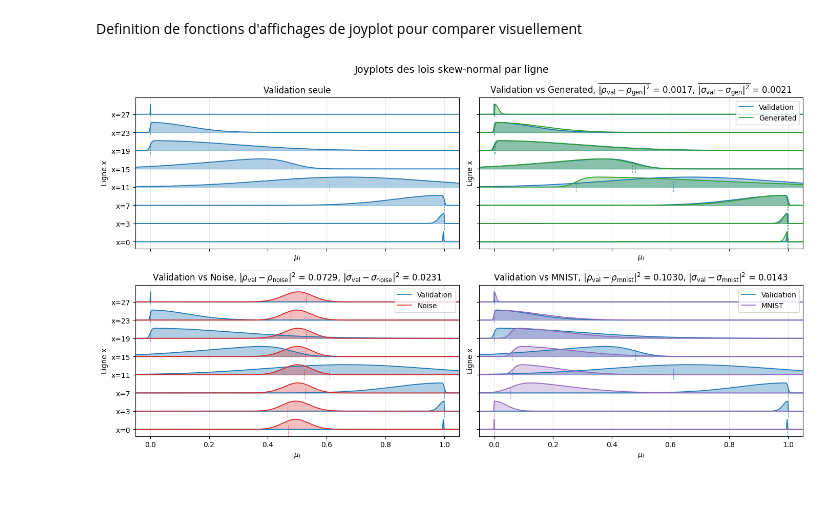
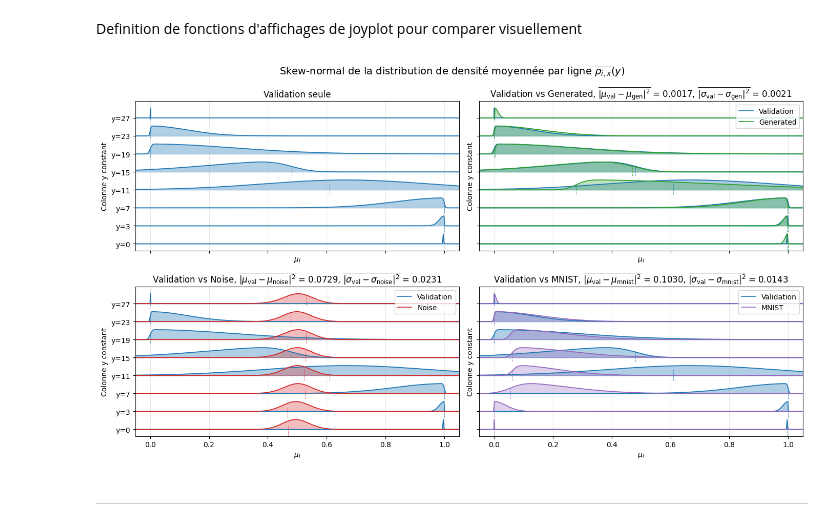
Before and after one commit to Samuel-Chapuis/Rayleigh-Taylor-Generative-Surrogate, a Jupyter notebook: analyse_reslutat/VisualisationPT.ipynb, the cells around one changed output. Saved outputs shown, nothing was run; the diff lists cells and outputs as text; code cells hidden in the pictures; blank space fills up the shorter version.

```diff
--- a/analyse_reslutat/VisualisationPT.ipynb
+++ b/analyse_reslutat/VisualisationPT.ipynb
@@ -437,29 +445,44 @@ Enfin, pour visualiser la distribution temporelle de chaque ligne, on ajuste une
 $$ m_{\rho}(:,x) \sim \mathrm{SN}\left(\alpha_{\rho,l}(x), \xi_{\rho,l}(x), \omega_{\rho,l}(x)\right), $$
 et de meme pour $m_{\varrho}(:,x)$. Les joyplots affichent ces lois ajustees ligne par ligne, ce qui permet de voir a la fois le deplacement du centre et l'asymetrie de la distribution.
 # %%
+def as_txy_numpy(data):
+    """Convertit torch.Tensor ou ndarray en ndarray float de forme (t, x, y)."""
+    if torch.is_tensor(data):
+        data = data.detach().cpu().numpy()
+    data = np.asarray(data, dtype=float)
+    if data.ndim == 4 and data.shape[1] == 1:
+        data = data[:, 0]
+    if data.ndim != 3:
+        raise ValueError(f"Donnees attendues en (t, x, y) ou (t, 1, x, y), recu {data.shape}")
+    return data
+
+
 def line_metric(validation, generated, metric_name="mu"):
+    validation = as_txy_numpy(validation)
+    generated = as_txy_numpy(generated)
     if validation.shape[1] != generated.shape[1]:
-        raise ValueError(f"Le nombre de lignes (t) doit etre le meme pour validation et generated: {validation.shape[1]} vs {generated.shape[1]}")
+        raise ValueError(f"Le nombre de lignes x doit etre le meme pour validation et generated: {validation.shape[1]} vs {generated.shape[1]}")
 
-    len = validation.shape[1]
-    mu_val = validation.mean(dim=2).cpu().numpy()
-    mu_gen = generated.mean(dim=2).cpu().numpy()
+    n_x = validation.shape[1]
+    mu_val = validation.mean(axis=2)
+    mu_gen = generated.mean(axis=2)
     if metric_name == "mu":
         MU_l_val = np.mean(mu_val, axis=0)
         MU_l_gen = np.mean(mu_gen, axis=0)
-        distance = np.linalg.norm(MU_l_val - MU_l_gen) / len
+        distance = np.linalg.norm(MU_l_val - MU_l_gen) / n_x
         return distance, MU_l_gen, MU_l_val
     elif metric_name == "sigma": # Ici on calcule la distance entre les écarts-types des moyennes par ligne
         SIGMA_l_val = np.std(mu_val, axis=0)
         SIGMA_l_gen = np.std(mu_gen, axis=0)
-        distance = np.linalg.norm(SIGMA_l_val - SIGMA_l_gen) / len
+        distance = np.linalg.norm(SIGMA_l_val - SIGMA_l_gen) / n_x
         return distance, SIGMA_l_gen, SIGMA_l_val
     else:
         raise ValueError(f"Metric non supportee: {metric_name}")
 
 
 def get_alpha(data):
-    d = data.mean(dim=2).cpu().numpy()
+    data = as_txy_numpy(data)
+    d = data.mean(axis=2)
     ALPHA_l_val, LOC_l_val, SCALE_l_val = fit_skewnorm_layers(d)
     return ALPHA_l_val, LOC_l_val, SCALE_l_val
 # %% [markdown]
@@ -514,9 +537,9 @@ def plot_skewnorm_joyplot(n_curves, alpha1, loc1, scale1, alpha2=None, loc2=None
 
     ax.set_xlim(x_min, x_max)
     ax.set_yticks(np.arange(n_curves) * spacing)
-    ax.set_yticklabels([f"x={i}" for i in selected_idx])
+    ax.set_yticklabels([f"y={i}" for i in selected_idx])
     ax.set_xlabel(r"$\mu_l$")
-    ax.set_ylabel("Ligne x")
+    ax.set_ylabel("Colonne y constant")
     ax.set_title(title)
     ax.grid(axis="x", alpha=0.3)
     if has_second:
@@ -538,36 +561,38 @@ alpha_l_noise, loc_l_noise, scale_l_noise = get_alpha(noise_stats)
 # %%
 title_2 = (
     "Validation vs Generated, "
-    r"$\overline{|\rho_{\mathrm{val}} - \rho_{\mathrm{gen}}|^2}$"
+    r"$\overline{|\mu_{\mathrm{val}} - \mu_{\mathrm{gen}}|^2}$"
     f" = {mu_l_dist_gen:.4f}, "
     r"$\overline{|\sigma_{\mathrm{val}} - \sigma_{\mathrm{gen}}|^2}$"
     f" = {sigma_l_dist_gen:.4f}"
 )
 title_3 = (
     "Validation vs Noise, "
-    r"$\overline{|\rho_{\mathrm{val}} - \rho_{\mathrm{noise}}|^2}$"
+    r"$\overline{|\mu_{\mathrm{val}} - \mu_{\mathrm{noise}}|^2}$"
     f" = {mu_l_dist_noise:.4f}, "
     r"$\overline{|\sigma_{\mathrm{val}} - \sigma_{\mathrm{noise}}|^2}$"
     f" = {sigma_l_dist_noise:.4f}"
 )
 title_4 = (
     "Validation vs MNIST, "
-    r"$\overline{|\rho_{\mathrm{val}} - \rho_{\mathrm{mnist}}|^2}$"
+    r"$\overline{|\mu_{\mathrm{val}} - \mu_{\mathrm{mnist}}|^2}$"
     f" = {mu_l_dist_mnist:.4f}, "
     r"$\overline{|\sigma_{\mathrm{val}} - \sigma_{\mathrm{mnist}}|^2}$"
     f" = {sigma_l_dist_mnist:.4f}"
 )
 
 n_curves = 8
 fig, axes = plt.subplots(2, 2, figsize=(14, 8), sharex=True, sharey=True)
 
 plot_skewnorm_joyplot(n_curves, alpha_l_val, loc_l_val, scale_l_val, ax=axes[0, 0], title="Validation seule")
 plot_skewnorm_joyplot(n_curves, alpha_l_val, loc_l_val, scale_l_val, alpha_l_generated, loc_l_generated, scale_l_generated, ax=axes[0, 1], title=title_2, label2="Generated", color2="tab:green")
 plot_skewnorm_joyplot(n_curves, alpha_l_val, loc_l_val, scale_l_val, alpha_l_noise, loc_l_noise, scale_l_noise, ax=axes[1, 0], title=title_3, label2="Noise", color2="tab:red")
 plot_skewnorm_joyplot(n_curves, alpha_l_val, loc_l_val, scale_l_val, alpha_l_mnist, loc_l_mnist, scale_l_mnist, ax=axes[1, 1], title=title_4, label2="MNIST", color2="tab:purple")
 
-fig.suptitle("Joyplots des lois skew-normal par ligne", fontsize=14)
+fig.suptitle(r"Skew-normal de la distribution de densité moyennée par ligne $\overline{\rho_{i,x}}(y)$", fontsize=14)
 fig.tight_layout()
 plt.show()
 # %% [output]
-[figure, old version]
+[figure, new version]
+# %% [markdown]
+---
```
Also changed, not shown: parts of 8 cells of this notebook.
